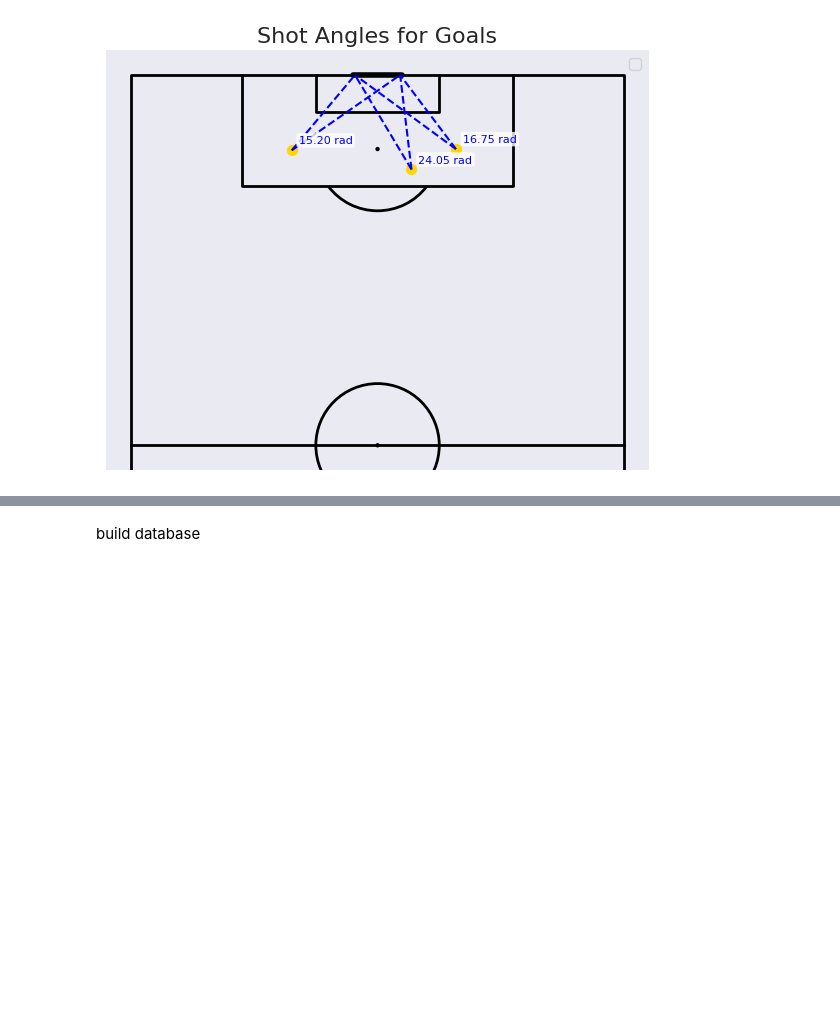
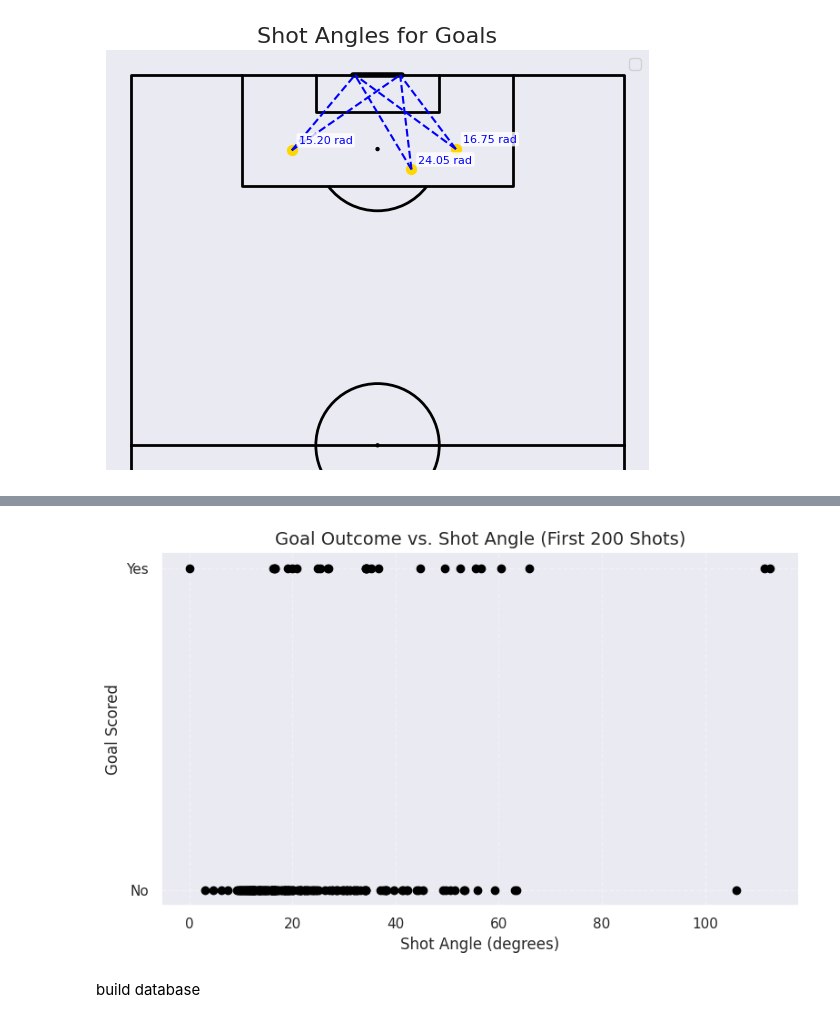
Before and after one commit to IvaroEkel/Probabilistic-Machine-Learning_lecture-PROJECTS, a Jupyter notebook: projects/08-1SHXXXX_football_analytics/notebooks/data_loading_and_exploration.ipynb, the cells around one changed output, grey strips where cells are left out. Cells and saved outputs as stored; diff of their text form; code cells hidden in the pictures; blank space fills up the shorter version.

```diff
--- a/projects/08-1SHXXXX_football_analytics/notebooks/data_loading_and_exploration.ipynb
+++ b/projects/08-1SHXXXX_football_analytics/notebooks/data_loading_and_exploration.ipynb
@@ -777,3 +766,30 @@ memory usage: 360.0+ bytes
+# %%
+shots_master_women_world_cup_df['goal'] = (shots_master_women_world_cup_df['outcome_name'] == 'Goal').astype(int)
+
+shots_200 = shots_master_women_world_cup_df.iloc[:200]
+
+fig, ax = plt.subplots(figsize=(8, 5))
+ax.plot(
+    shots_200['angle_to_goal_deg'],
+    shots_200['goal'],
+    linestyle='none',
+    marker='.',
+    markersize=12,
+    color='black'
+)
+
+# Axis labels and formatting
+ax.set_ylabel('Goal Scored', fontsize=12)
+ax.set_xlabel('Shot Angle (degrees)', fontsize=12)
+ax.set_yticks([0, 1])
+ax.set_yticklabels(['No', 'Yes'])
+plt.ylim(-0.05, 1.05)
+ax.set_title('Goal Outcome vs. Shot Angle (First 200 Shots)', fontsize=14)
+plt.grid(True, linestyle='--', alpha=0.4)
+plt.tight_layout()
+plt.show()
+# %% [output]
+[figure, added]
 # %% [markdown]
 build database
 # %%
```
Also changed, not shown: parts of 31 cells of this notebook.
